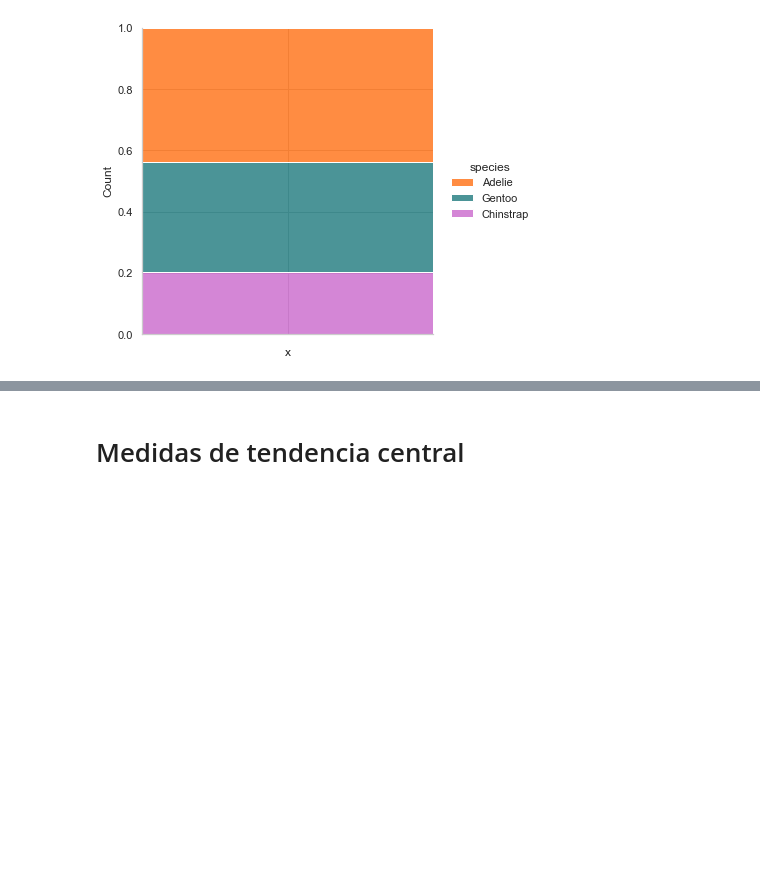
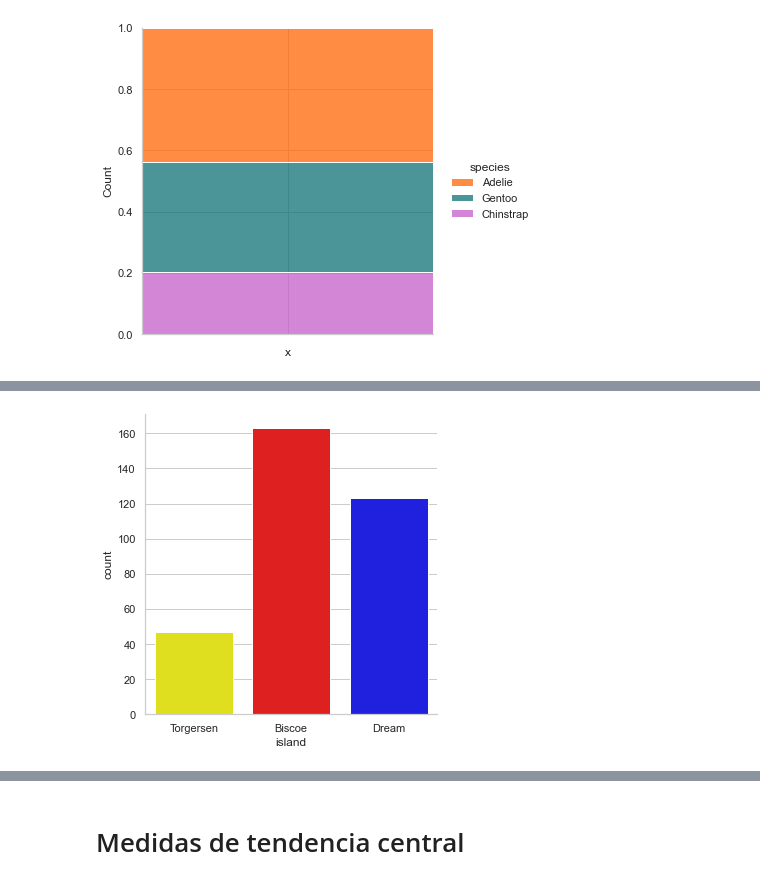
Before and after one commit to PyColls/python-eda, a Jupyter notebook: pinguins_eda.ipynb, the cells around one changed output, grey strips where cells are left out. Saved outputs shown, nothing was run; the diff lists cells and outputs as text; code cells hidden in the pictures; blank space fills up the shorter version.

```diff
--- a/pinguins_eda.ipynb
+++ b/pinguins_eda.ipynb
@@ -416,0 +445,11 @@ sns.catplot(
+# %%
+# Seaborn
+
+sns.catplot(
+    data = processed_penguins,
+    x = 'island',
+    kind = 'count',
+    palette = island_color
+);
+# %% [output]
+[figure, added]
```
Also changed, not shown: parts of 20 cells of this notebook.
